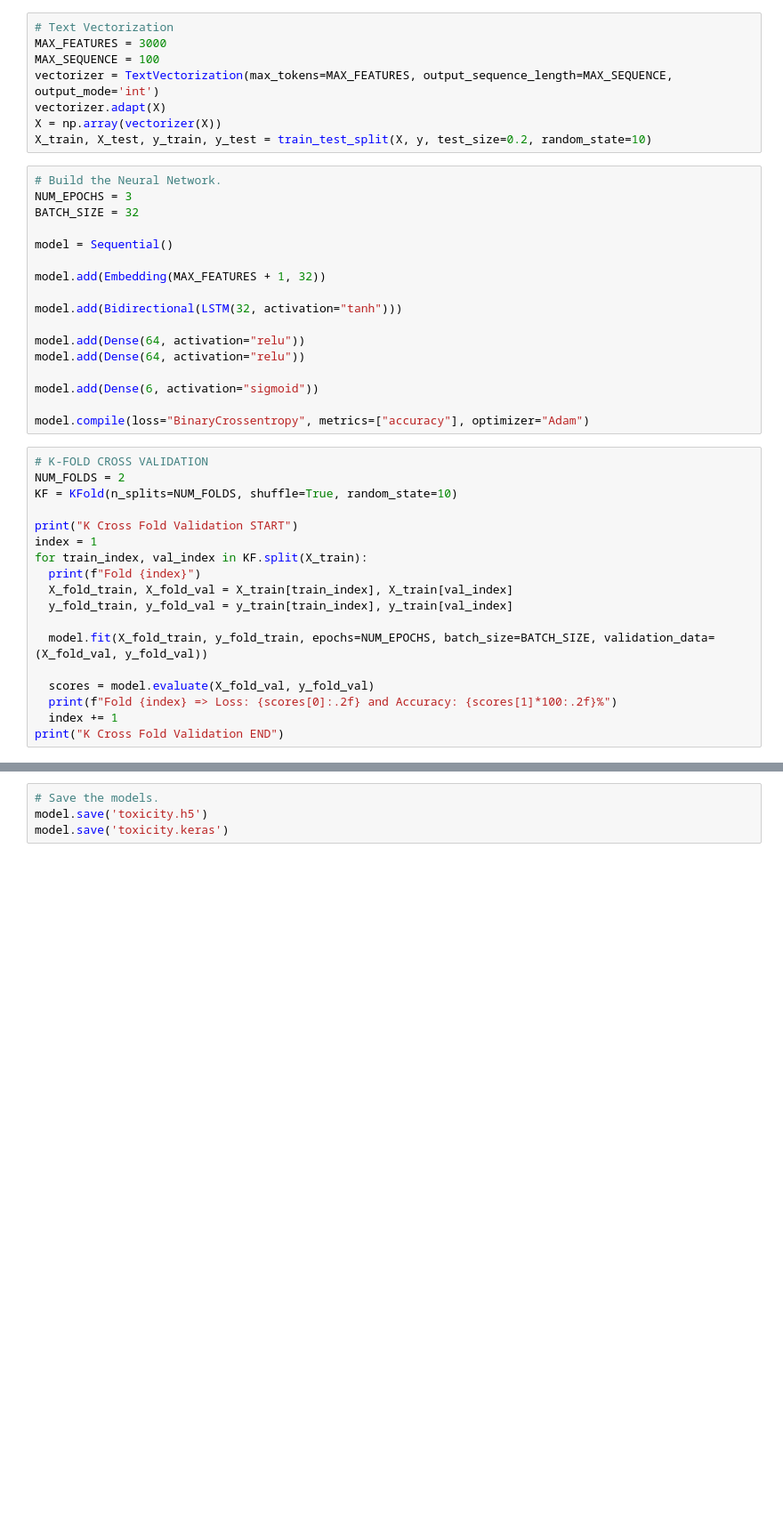
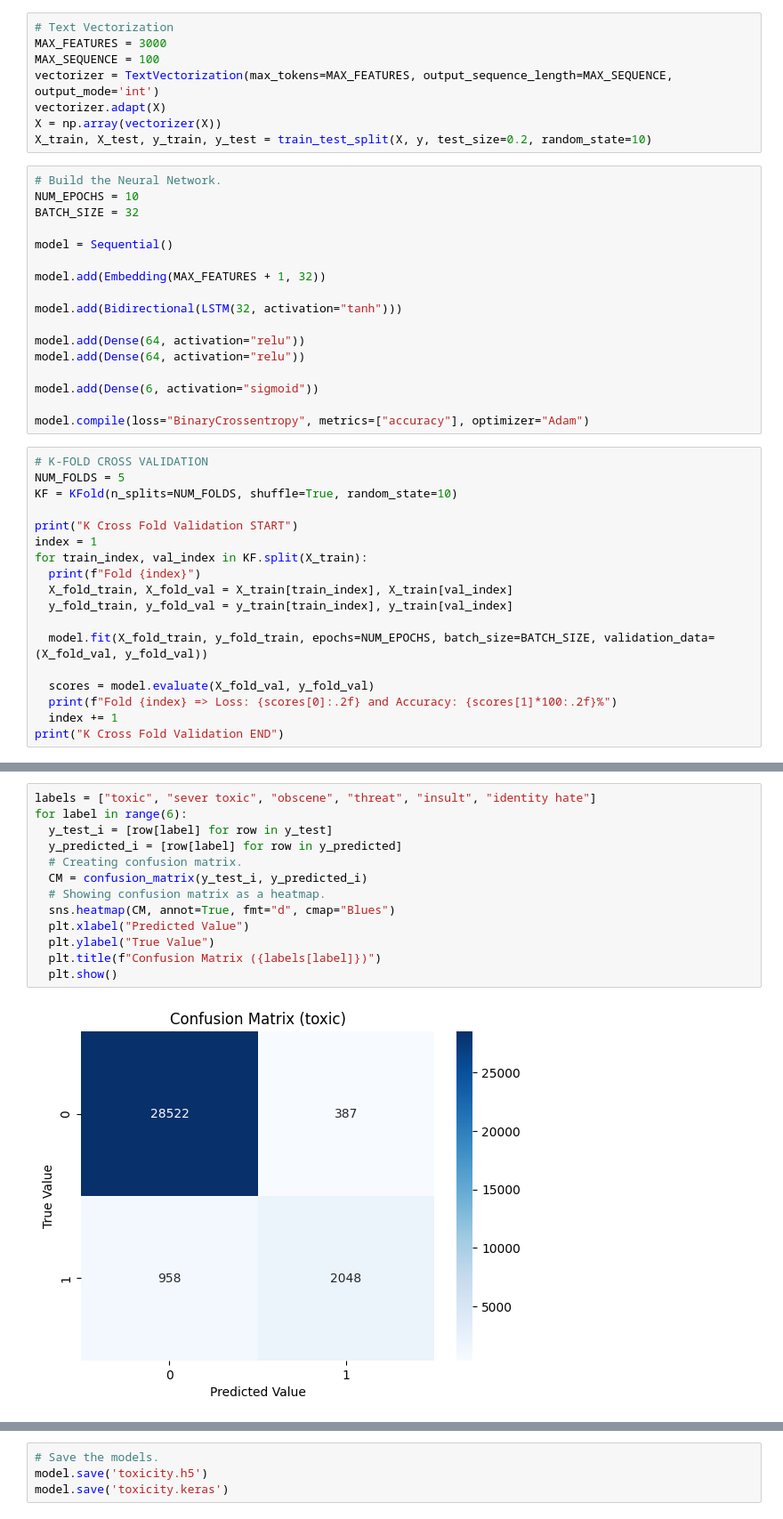
Before and after one commit to xbit18/ML4MDE, a Jupyter notebook: ToxicComment.ipynb, the cells around one changed output, grey strips where cells are left out. Shown at 89% size. Saved outputs shown, nothing was run; the diff lists cells and outputs as text; blank space fills up the shorter version.

Commit message:
Confusion Matrix & code cleaning

```diff
--- a/ToxicComment.ipynb
+++ b/ToxicComment.ipynb
@@ -247,7 +244,7 @@ X = np.array(vectorizer(X))
 X_train, X_test, y_train, y_test = train_test_split(X, y, test_size=0.2, random_state=10)
 # %%
 # Build the Neural Network.
-NUM_EPOCHS = 3
+NUM_EPOCHS = 10
 BATCH_SIZE = 32
 
 model = Sequential()
@@ -264,7 +261,7 @@ model.add(Dense(6, activation="sigmoid"))
 model.compile(loss="BinaryCrossentropy", metrics=["accuracy"], optimizer="Adam")
 # %%
 # K-FOLD CROSS VALIDATION
-NUM_FOLDS = 2
+NUM_FOLDS = 5
 KF = KFold(n_splits=NUM_FOLDS, shuffle=True, random_state=10)
 
 print("K Cross Fold Validation START")
@@ -413,0 +350,15 @@ ROC AUC: 0.71
+# %%
+labels = ["toxic", "sever toxic", "obscene", "threat", "insult", "identity hate"]
+for label in range(6):
+  y_test_i = [row[label] for row in y_test]
+  y_predicted_i = [row[label] for row in y_predicted]
+  # Creating confusion matrix.
+  CM = confusion_matrix(y_test_i, y_predicted_i)
+  # Showing confusion matrix as a heatmap.
+  sns.heatmap(CM, annot=True, fmt="d", cmap="Blues")
+  plt.xlabel("Predicted Value")
+  plt.ylabel("True Value")
+  plt.title(f"Confusion Matrix ({labels[label]})")
+  plt.show()
+# %% [output]
+[figure, added]
```
Also changed, not shown: parts of 11 cells of this notebook.
